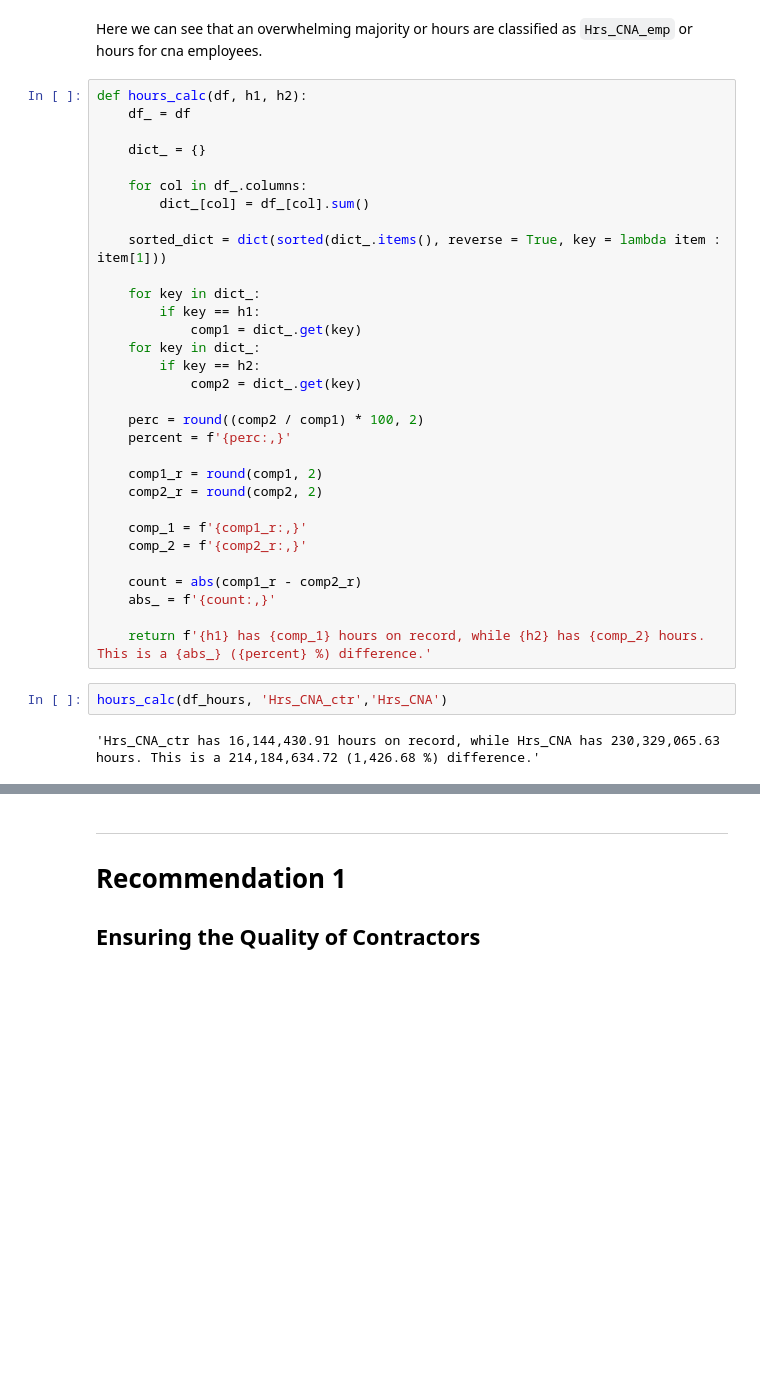
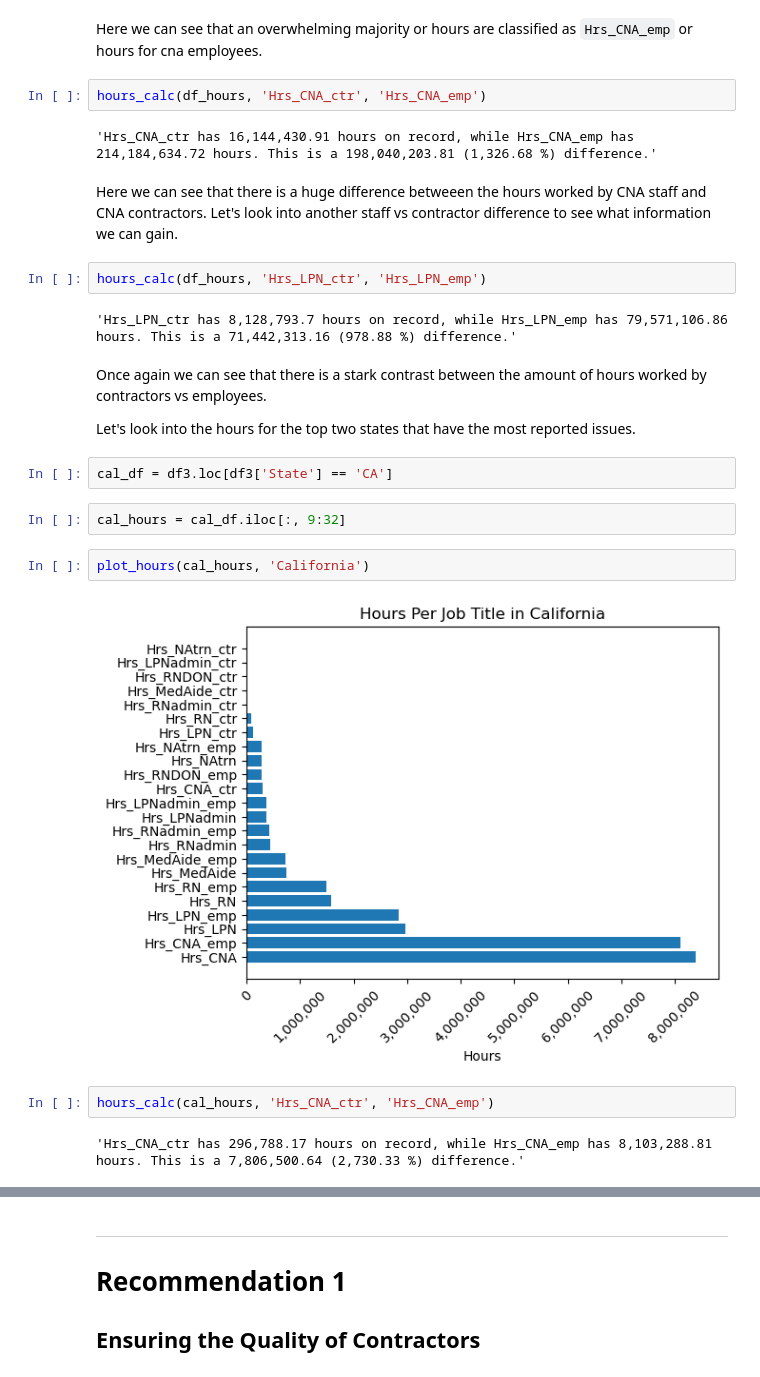
Before and after one commit to Djohnson1313/cms_data_exercise, a Jupyter notebook: cms_data_exercise.ipynb, the cells around one changed output, grey strips where cells are left out. Drawn from its saved outputs; the diff is of its cells as text; blank space fills up the shorter version.

```diff
--- a/cms_data_exercise.ipynb
+++ b/cms_data_exercise.ipynb
@@ -384,37 +415,28 @@ plot_val(df_hours)
 # %% [markdown]
 Here we can see that an overwhelming majority or hours are classified as `Hrs_CNA_emp` or hours for cna employees.
-# %%
-def hours_calc(df, h1, h2):
-    df_ = df
-
-    dict_ = {}
-
-    for col in df_.columns:
-        dict_[col] = df_[col].sum()
-
-    sorted_dict = dict(sorted(dict_.items(), reverse = True, key = lambda item : item[1]))
-
-    for key in dict_:
-        if key == h1:
-            comp1 = dict_.get(key)
-    for key in dict_:
-        if key == h2:
-            comp2 = dict_.get(key)
-
-    perc = round((comp2 / comp1) * 100, 2)
-    percent = f'{perc:,}'
-
-    comp1_r = round(comp1, 2)
-    comp2_r = round(comp2, 2)
-
-    comp_1 = f'{comp1_r:,}'
-    comp_2 = f'{comp2_r:,}'
-
-    count = abs(comp1_r - comp2_r)
-    abs_ = f'{count:,}'
-
-    return f'{h1} has {comp_1} hours on record, while {h2} has {comp_2} hours. This is a {abs_} ({percent} %) difference.'
 # %%
-hours_calc(df_hours, 'Hrs_CNA_ctr','Hrs_CNA')
+hours_calc(df_hours, 'Hrs_CNA_ctr', 'Hrs_CNA_emp')
 # %% [output]
-'Hrs_CNA_ctr has 16,144,430.91 hours on record, while Hrs_CNA has 230,329,065.63 hours. This is a 214,184,634.72 (1,426.68 %) difference.'
+'Hrs_CNA_ctr has 16,144,430.91 hours on record, while Hrs_CNA_emp has 214,184,634.72 hours. This is a 198,040,203.81 (1,326.68 %) difference.'
+# %% [markdown]
+Here we can see that there is a huge difference betweeen the hours worked by CNA staff and CNA contractors. Let's look into another staff vs contractor difference to see what information we can gain.
+# %%
+hours_calc(df_hours, 'Hrs_LPN_ctr', 'Hrs_LPN_emp')
+# %% [output]
+'Hrs_LPN_ctr has 8,128,793.7 hours on record, while Hrs_LPN_emp has 79,571,106.86 hours. This is a 71,442,313.16 (978.88 %) difference.'
+# %% [markdown]
+Once again we can see that there is a stark contrast between the amount of hours worked by contractors vs employees.
+
+Let's look into the hours for the top two states that have the most reported issues.
+# %%
+cal_df = df3.loc[df3['State'] == 'CA']
+# %%
+cal_hours = cal_df.iloc[:, 9:32]
+# %%
+plot_hours(cal_hours, 'California')
+# %% [output]
+[figure, added]
+# %%
+hours_calc(cal_hours, 'Hrs_CNA_ctr', 'Hrs_CNA_emp')
+# %% [output]
+'Hrs_CNA_ctr has 296,788.17 hours on record, while Hrs_CNA_emp has 8,103,288.81 hours. This is a 7,806,500.64 (2,730.33 %) difference.'
```
Also changed, not shown: parts of 19 cells of this notebook.
